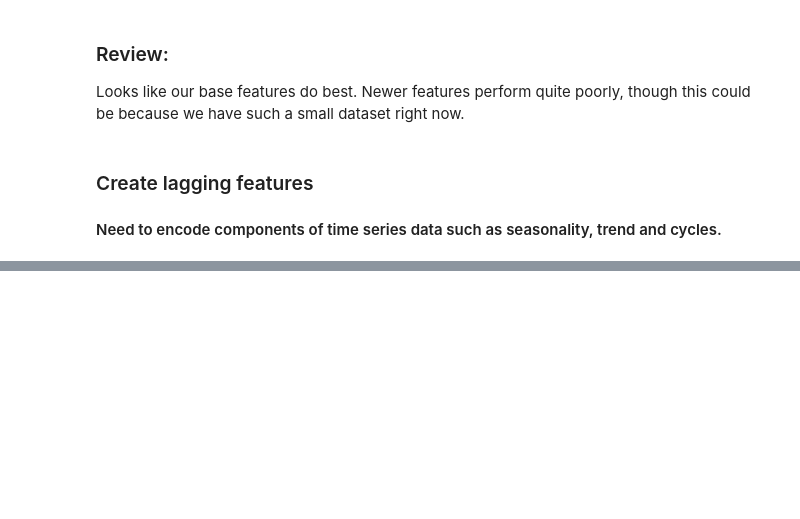
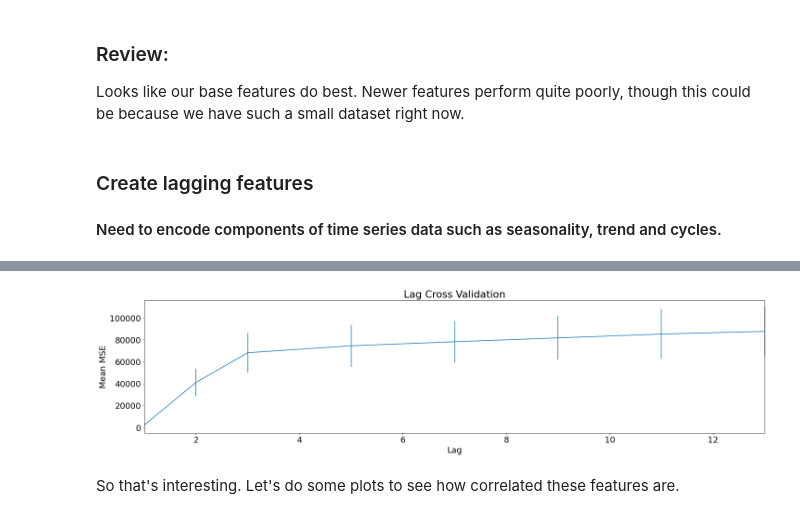
Before and after one commit to tmulligan98/Machine-Learning-Main-Project, a Jupyter notebook: feature_engineering/notebook.ipynb, the cells around one changed output, grey strips where cells are left out. Drawn from its saved outputs; the diff is of its cells as text; code cells hidden in the pictures; blank space fills up the shorter version.

```diff
--- a/feature_engineering/notebook.ipynb
+++ b/feature_engineering/notebook.ipynb
@@ -86,0 +113,10 @@ fig.show()
+# %%
+temp = df_north.copy()
+# cross_validation_feature_params(test_params=[3,5,7,9,11,13], df=df_north, feature_type="rolling_window_mean", target_var="northBound")
+cross_validation_feature_params(test_params=[1,2,3,5,7,9,11,13], df=temp, feature_type="rolling_window_max", target_var="northBound")
+# cross_validation_feature_params(test_params=[3,5,7,9,11,13], df=df_north, feature_type="rolling_window_min", target_var="northBound")
+# %% [output]
+[figure, added]
+# %% [markdown]
+So that's interesting.
+Let's do some plots to see how correlated these features are.
```
Also changed, not shown: parts of 14 cells of this notebook, 1 other file.
